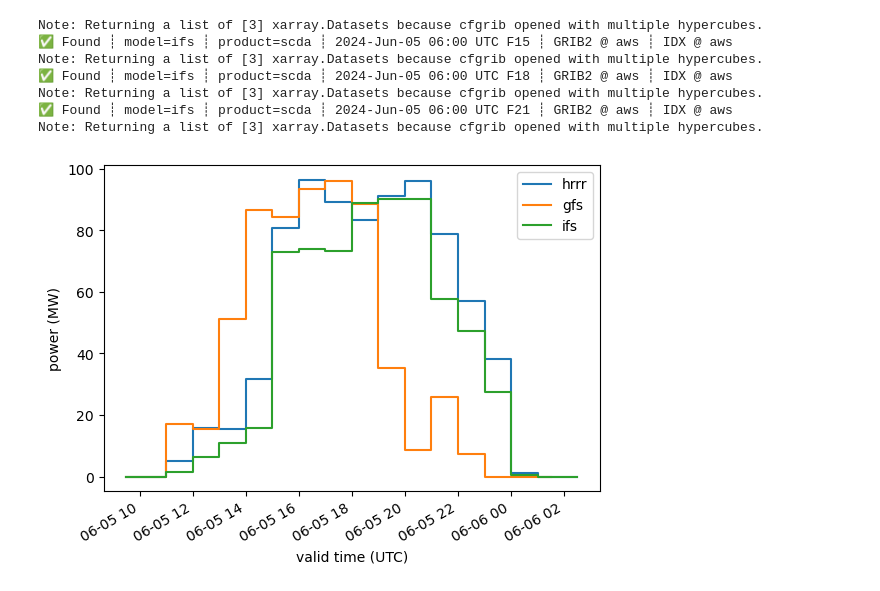
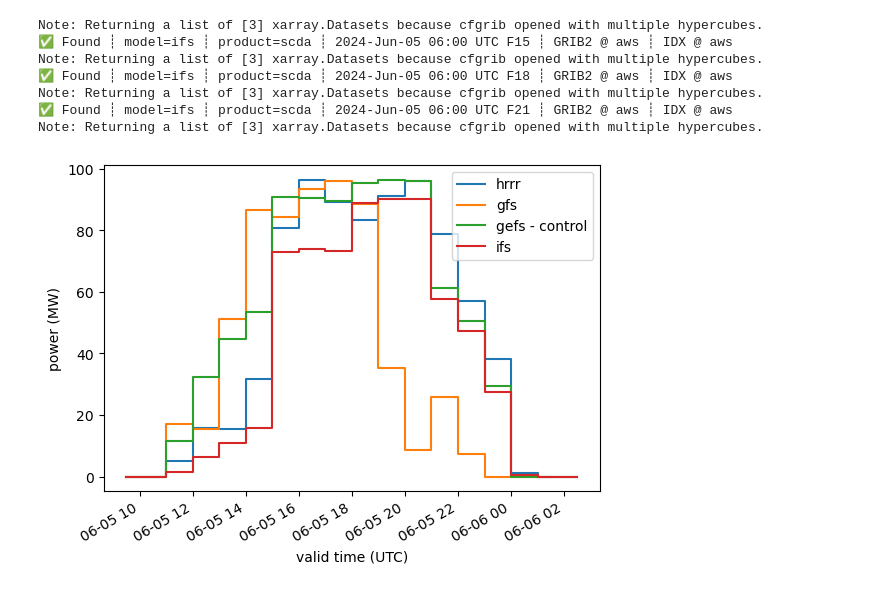
Before and after one commit to williamhobbs/energy-forecasting-tools, a Jupyter notebook: solar_example.ipynb, the cells around one changed output. Saved outputs shown, nothing was run; the diff lists cells and outputs as text; code cells hidden in the pictures.

```diff
--- a/solar_example.ipynb
+++ b/solar_example.ipynb
@@ -167,3 +167,15 @@ plt.legend()
 plt.show()
 # %% [output]
 [figure]
+# %%
+# get an intra-day forecast based on NOAA GFS
+resource_data_gefs = get_solar_forecast(
+    latitude,
+    longitude,
+    init_date,
+    run_length=18, # 18 hours are included in the forecast
+    lead_time_to_start=3, # forecast starts 3 hours out from the init_date
+    model='gefs',
+    member='c00'
+)
+resource_data_gefs['albedo'] = 0.2 # set a value for albedo
@@ -169,0 +197,16 @@ plt.show()
+# %%
+# model power using the forecasted resource data
+power_ac_forecast_gefs, resource_data_gefs_updated = model_pv_power(
+    resource_data=resource_data_gefs,
+    latitude=latitude,
+    longitude=longitude,
+    mount_type=mount_type,
+    gcr=gcr,
+    nameplate_dc=nameplate_dc,
+    nameplate_ac=nameplate_ac,
+    dc_loss_fraction=dc_loss_fraction,
+    gamma_pdc=gamma_pdc,
+    shade_loss_model=shade_loss_model,
+    backtrack=backtrack,
+    max_tracker_angle=max_tracker_angle,
+)
@@ -212,11 +264,12 @@ power_ac_forecast_ifs, resource_data_ifs_updated = model_pv_power(
 # %%
 # plot the result
 power_ac_forecast_hrrr.plot(drawstyle='steps-mid', label='hrrr')
 power_ac_forecast_gfs.plot(drawstyle='steps-mid', label='gfs')
+power_ac_forecast_gefs.plot(drawstyle='steps-mid', label='gefs - control')
 power_ac_forecast_ifs.plot(drawstyle='steps-mid', label='ifs')
 plt.legend()
 plt.ylabel('power (MW)')
 plt.xlabel('valid time (UTC)')
 plt.show()
 # %% [output]
-[figure, old version]
+[figure, new version]
```
Also changed, not shown: parts of 2 cells of this notebook, 4 other files.
